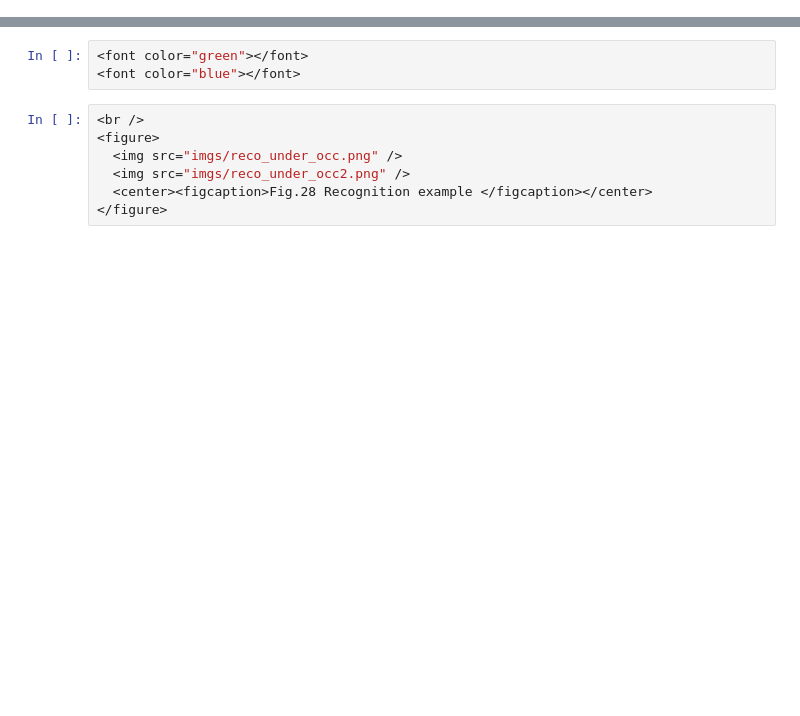
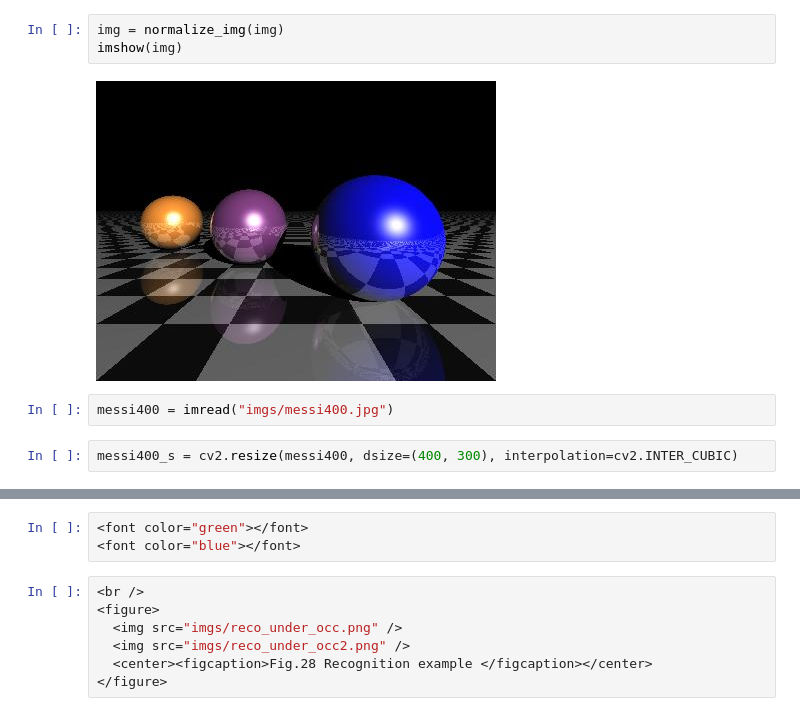
Before and after one commit to jalalirs/Introduction-to-Computer-Vision, a Jupyter notebook: L5/L5.ipynb, the cells around one changed output, grey strips where cells are left out. Cells and saved outputs as stored; diff of their text form; blank space fills up the shorter version.

```diff
--- a/L5/L5.ipynb
+++ b/L5/L5.ipynb
@@ -297,0 +517,9 @@ The BRDF of many surfaces can be approximated by:
+# %%
+img = normalize_img(img)
+imshow(img)
+# %% [output]
+[figure, added]
+# %%
+messi400 = imread("imgs/messi400.jpg")
+# %%
+messi400_s = cv2.resize(messi400, dsize=(400, 300), interpolation=cv2.INTER_CUBIC)
```
Also changed, not shown: parts of 8 cells of this notebook, 1 other file.
